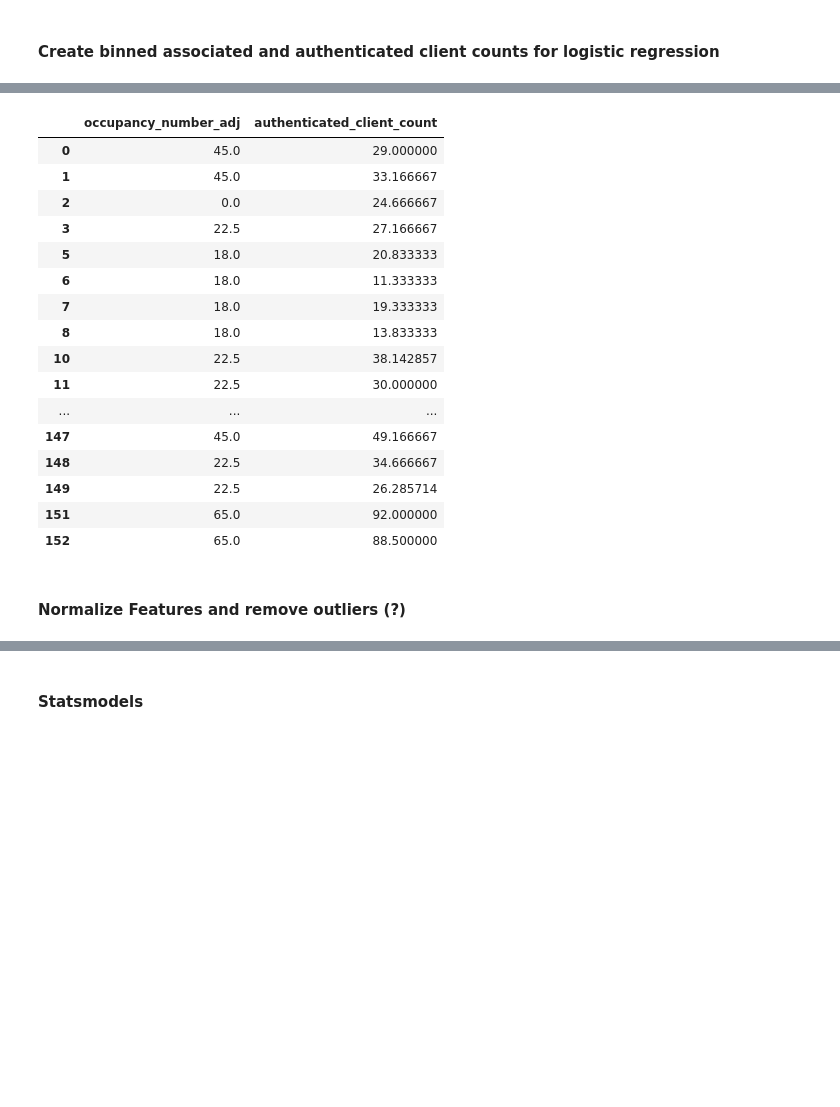
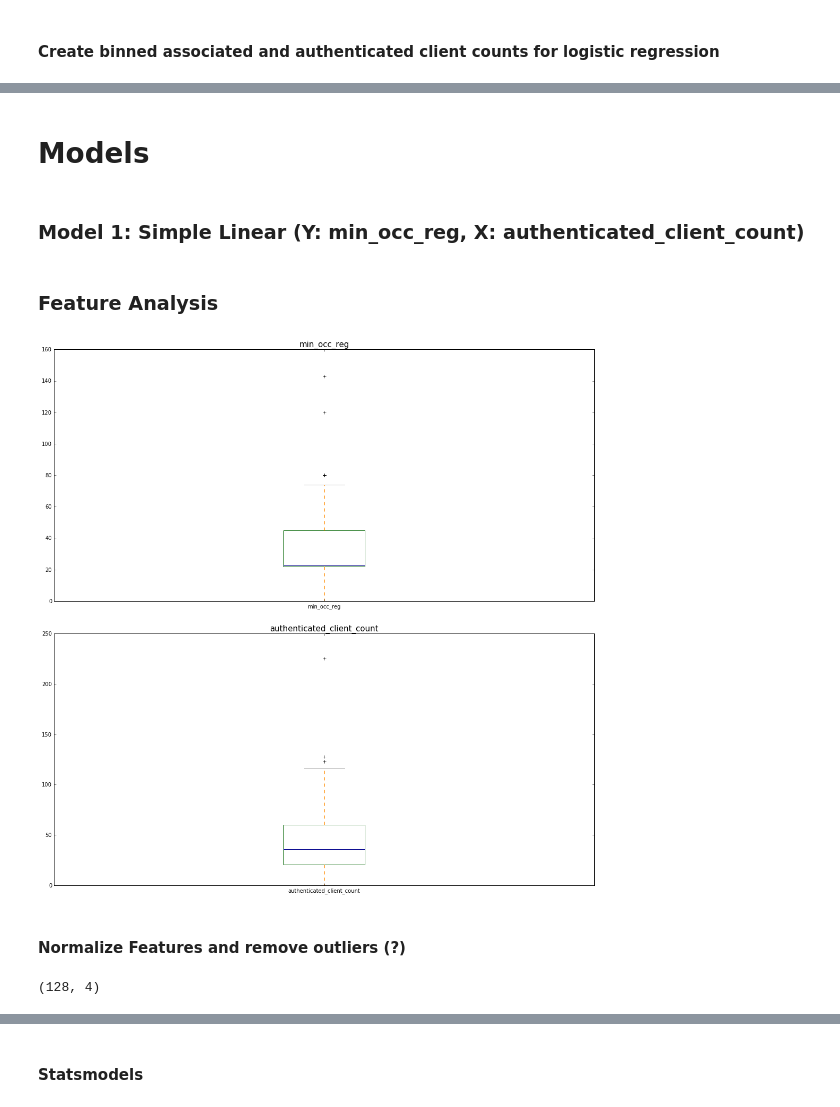
Before and after one commit to ConorSheehan1/ReSTimator_Team1100, a Jupyter notebook: app/project/Untitled.ipynb, the cells around one changed output, grey strips where cells are left out. Saved outputs shown, nothing was run; the diff lists cells and outputs as text; code cells hidden in the pictures; blank space fills up the shorter version.

```diff
--- a/app/project/Untitled.ipynb
+++ b/app/project/Untitled.ipynb
@@ -350,6 +144,6 @@ df_abt
 # %% [markdown]
 #### Remove those with an error larger than 10%
 # %%
-df_abt = df_abt[df_abt["error_perc"] >= -0.1]
-print(df_abt.shape)
-df_abt
+# df_abt = df_abt[df_abt["error_perc"] >= -0.1]
+# print(df_abt.shape)
+# df_abt
@@ -375,5 +150,5 @@ df_abt
 # %% [markdown]
 #### Those with an error equal to or less than a 10% error, adjust figure to equal ground truth
 # %%
-df_abt["adjustment"] = df_abt["reg_students_less_occ"].apply(lambda x: x if x <= 0 else 0)
-df_abt
+# df_abt["adjustment"] = df_abt["reg_students_less_occ"].apply(lambda x: x if x <= 0 else 0)
+# df_abt
@@ -457,21 +183,4 @@ a[["module_code", "reg_students", "occupancy_number_adj", "authenticated_client_
-# %%
-df_regression = df_abt[["occupancy_number_adj", "authenticated_client_count"]]
-df_regression
-# %% [output]
-|  | occupancy_number_adj | authenticated_client_count |
-| 0 | 45.0 | 29.000000 |
-| 1 | 45.0 | 33.166667 |
-| 2 | 0.0 | 24.666667 |
-| 3 | 22.5 | 27.166667 |
-| 5 | 18.0 | 20.833333 |
-| 6 | 18.0 | 11.333333 |
-| 7 | 18.0 | 19.333333 |
-| 8 | 18.0 | 13.833333 |
-| 10 | 22.5 | 38.142857 |
-| 11 | 22.5 | 30.000000 |
-| ... | ... | ... |
-| 147 | 45.0 | 49.166667 |
-| 148 | 22.5 | 34.666667 |
-| 149 | 22.5 | 26.285714 |
-| 151 | 65.0 | 92.000000 |
-| 152 | 65.0 | 88.500000 |
+# %% [markdown]
+# Models
+# %% [markdown]
+### Model 1: Simple Linear (Y: min_occ_reg, X: authenticated_client_count)
@@ -478,3 +190,30 @@ df_regression
+# %% [markdown]
+### Feature Analysis
+# %%
+colour = dict(boxes='DarkGreen', whiskers='DarkOrange', medians='DarkBlue', caps='Gray') #colours for box plots
+
+plt.figure()
+
+plt.subplot(211).set_title("min_occ_reg", fontsize=15)
+df_reg_1["min_occ_reg"].plot(kind = 'box', figsize = (15,15), color=colour, sym='r+')
+
+plt.subplot(212).set_title("authenticated_client_count", fontsize=15)
+df_reg_1["authenticated_client_count"].plot(kind = 'box', figsize = (15,15), color=colour, sym='r+')
+
+plt.tight_layout(pad=2.0, w_pad=2.0, h_pad=3.0) #set padding
+# plt.savefig("Box_Plots.png")
+# %% [output]
+[figure, added]
 # %% [markdown]
 #### Normalize Features and remove outliers (?)
+# %%
+def normalize(df, feature):
+    return (df[feature] - df[feature].mean()) / df[feature].std()
+
+df_reg_1["min_occ_reg_NORM"] = normalize(df_reg_1, "min_occ_reg")
+df_reg_1["auth_client_count_NORM"] = normalize(df_reg_1, "authenticated_client_count")
+print(df_reg_1.shape)
+# df_reg_1
+# %% [output]
+(128, 4)
 # %%
```
Also changed, not shown: parts of 79 cells of this notebook, 4 other files.
